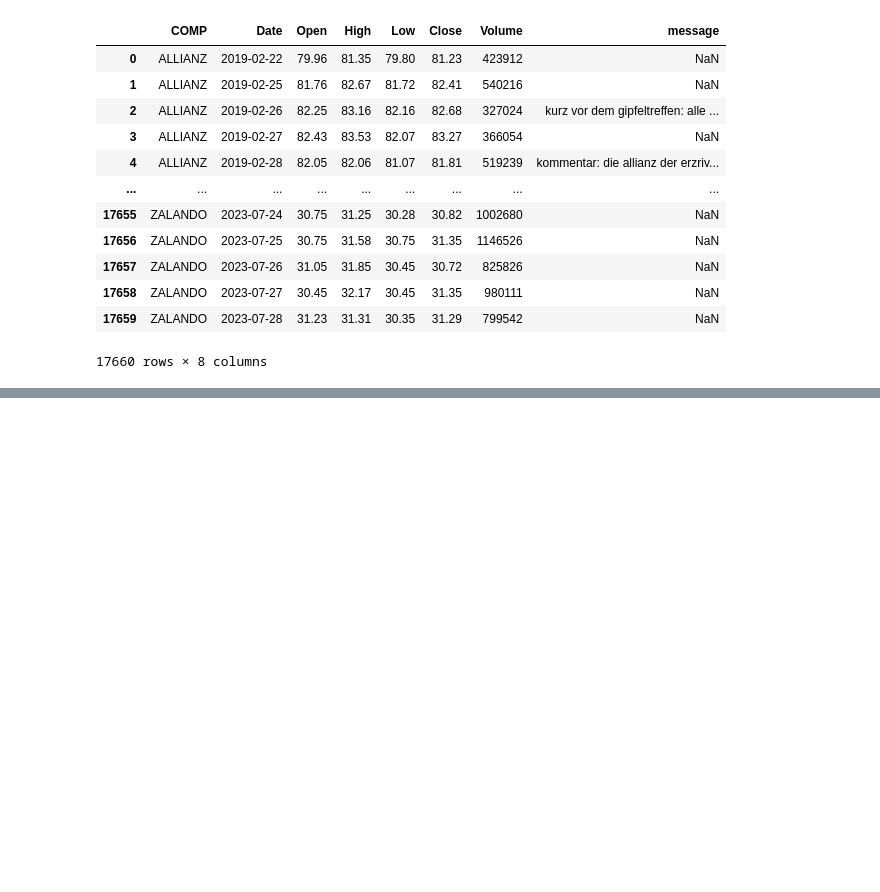
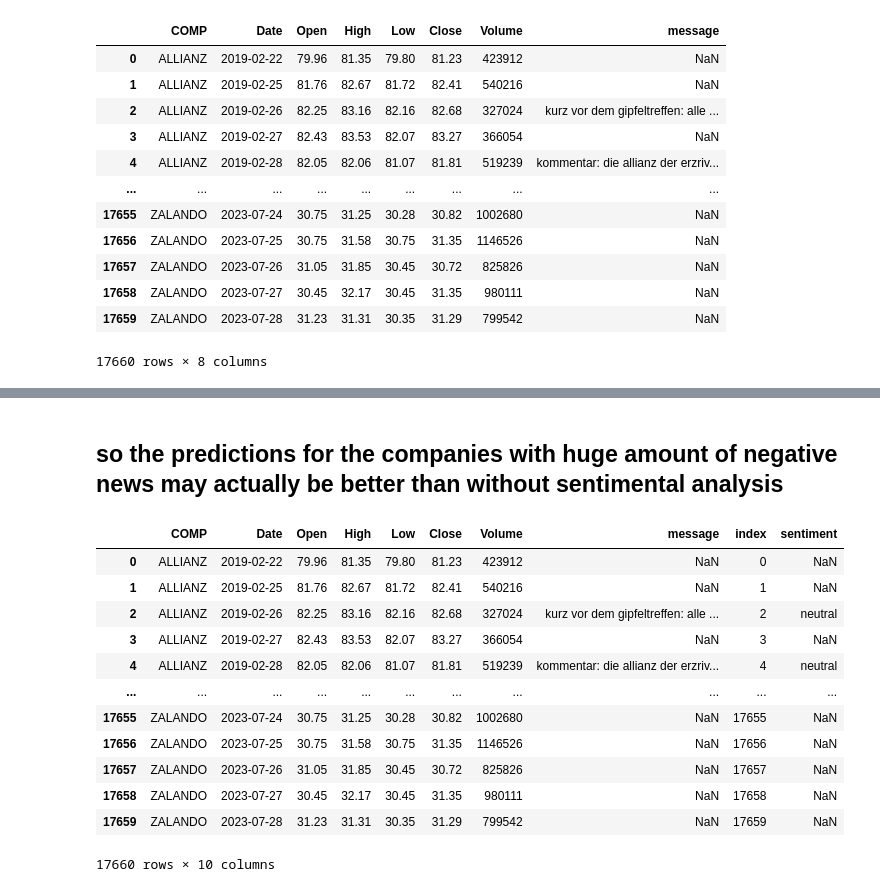
Before and after one commit to dariagerasimenko/stock_changes_german_news, a Jupyter notebook: EDA both news and prices.ipynb, the cells around one changed output, grey strips where cells are left out. Saved outputs shown, nothing was run; the diff lists cells and outputs as text; code cells hidden in the pictures; blank space fills up the shorter version.

```diff
--- a/EDA both news and prices.ipynb
+++ b/EDA both news and prices.ipynb
@@ -92,0 +242,18 @@ Name: COMP, dtype: int64
+# %% [markdown]
+## so the predictions for the companies with huge amount of negative news may actually be better than without sentimental analysis
+# %%
+df_final
+# %% [output]
+|  | COMP | Date | Open | High | Low | Close | Volume | message | index | sentiment |
+| 0 | ALLIANZ | 2019-02-22 | 79.96 | 81.35 | 79.80 | 81.23 | 423912 | NaN | 0 | NaN |
+| 1 | ALLIANZ | 2019-02-25 | 81.76 | 82.67 | 81.72 | 82.41 | 540216 | NaN | 1 | NaN |
+| 2 | ALLIANZ | 2019-02-26 | 82.25 | 83.16 | 82.16 | 82.68 | 327024 | kurz vor dem gipfeltreffen: alle ... | 2 | neutral |
+| 3 | ALLIANZ | 2019-02-27 | 82.43 | 83.53 | 82.07 | 83.27 | 366054 | NaN | 3 | NaN |
+| 4 | ALLIANZ | 2019-02-28 | 82.05 | 82.06 | 81.07 | 81.81 | 519239 | kommentar: die allianz der erzriv... | 4 | neutral |
+| ... | ... | ... | ... | ... | ... | ... | ... | ... | ... | ... |
+| 17655 | ZALANDO | 2023-07-24 | 30.75 | 31.25 | 30.28 | 30.82 | 1002680 | NaN | 17655 | NaN |
+| 17656 | ZALANDO | 2023-07-25 | 30.75 | 31.58 | 30.75 | 31.35 | 1146526 | NaN | 17656 | NaN |
+| 17657 | ZALANDO | 2023-07-26 | 31.05 | 31.85 | 30.45 | 30.72 | 825826 | NaN | 17657 | NaN |
+| 17658 | ZALANDO | 2023-07-27 | 30.45 | 32.17 | 30.45 | 31.35 | 980111 | NaN | 17658 | NaN |
+| 17659 | ZALANDO | 2023-07-28 | 31.23 | 31.31 | 30.35 | 31.29 | 799542 | NaN | 17659 | NaN |
+17660 rows × 10 columns
```
Also changed, not shown: parts of 24 cells of this notebook.
